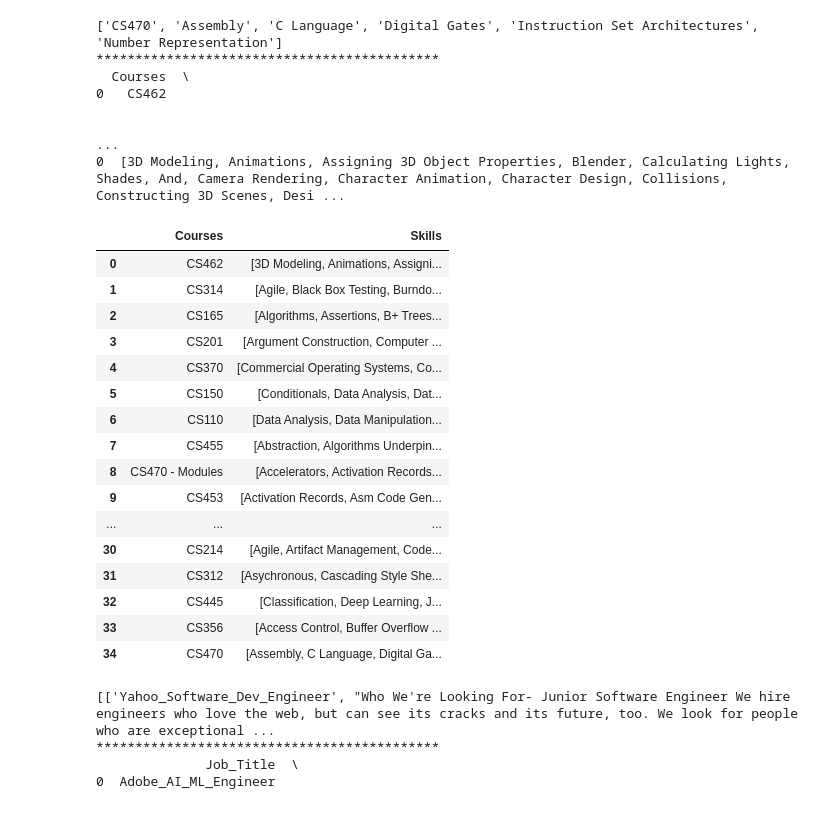
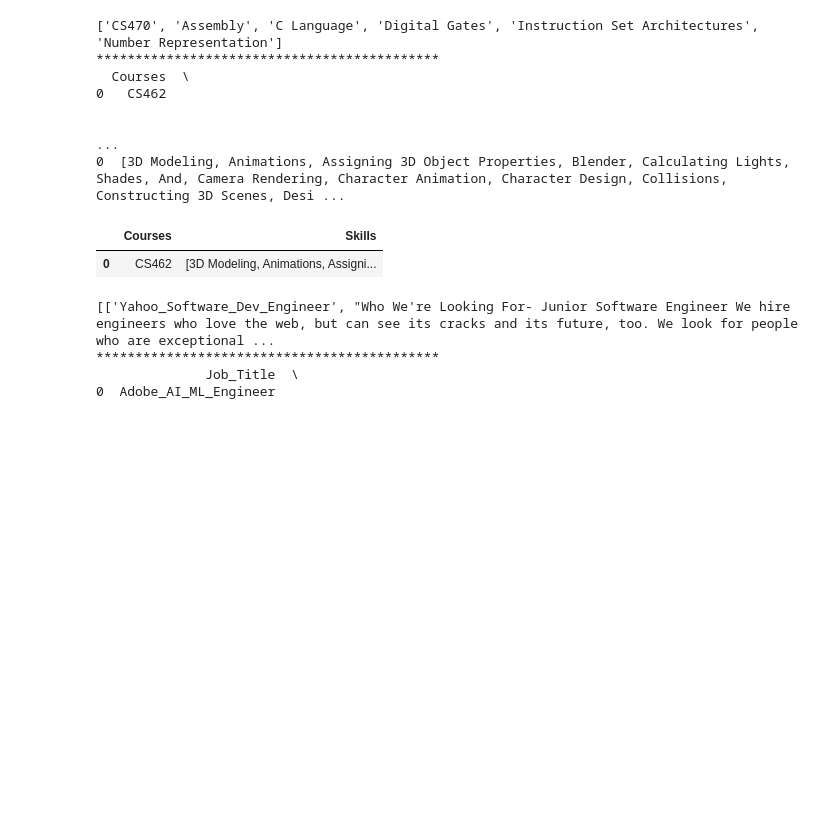
Before and after one commit to spencebl/CSU-Industry-Skills, a Jupyter notebook: dpr-model/DRP_for_gaps.ipynb, the cells around one changed output. Saved outputs shown, nothing was run; the diff lists cells and outputs as text; code cells hidden in the pictures; blank space fills up the shorter version.

```diff
--- a/dpr-model/DRP_for_gaps.ipynb
+++ b/dpr-model/DRP_for_gaps.ipynb
@@ -81,25 +95,10 @@ print(courses_df.head(1))
                                                                                                                                                                                                          ...
 0  [3D Modeling, Animations, Assigning 3D Object Properties, Blender, Calculating Lights, Shades, And, Camera Rendering, Character Animation, Character Design, Collisions, Constructing 3D Scenes, Desi ...
 # %%
-courses_df
+courses_df.head(1)
 # %% [output]
 |  | Courses | Skills |
 | 0 | CS462 | [3D Modeling, Animations, Assigni... |
-| 1 | CS314 | [Agile, Black Box Testing, Burndo... |
-| 2 | CS165 | [Algorithms, Assertions, B+ Trees... |
-| 3 | CS201 | [Argument Construction, Computer ... |
-| 4 | CS370 | [Commercial Operating Systems, Co... |
-| 5 | CS150 | [Conditionals, Data Analysis, Dat... |
-| 6 | CS110 | [Data Analysis, Data Manipulation... |
-| 7 | CS455 | [Abstraction, Algorithms Underpin... |
-| 8 | CS470 - Modules | [Accelerators, Activation Records... |
-| 9 | CS453 | [Activation Records, Asm Code Gen... |
-| ... | ... | ... |
-| 30 | CS214 | [Agile, Artifact Management, Code... |
-| 31 | CS312 | [Asychronous, Cascading Style She... |
-| 32 | CS445 | [Classification, Deep Learning, J... |
-| 33 | CS356 | [Access Control, Buffer Overflow ... |
-| 34 | CS470 | [Assembly, C Language, Digital Ga... |
 # %%
 check_job = [item for item in jobs_data if item[0] == 'Yahoo_Software_Dev_Engineer']
 print(check_job)
```
Also changed, not shown: parts of 19 cells of this notebook.
